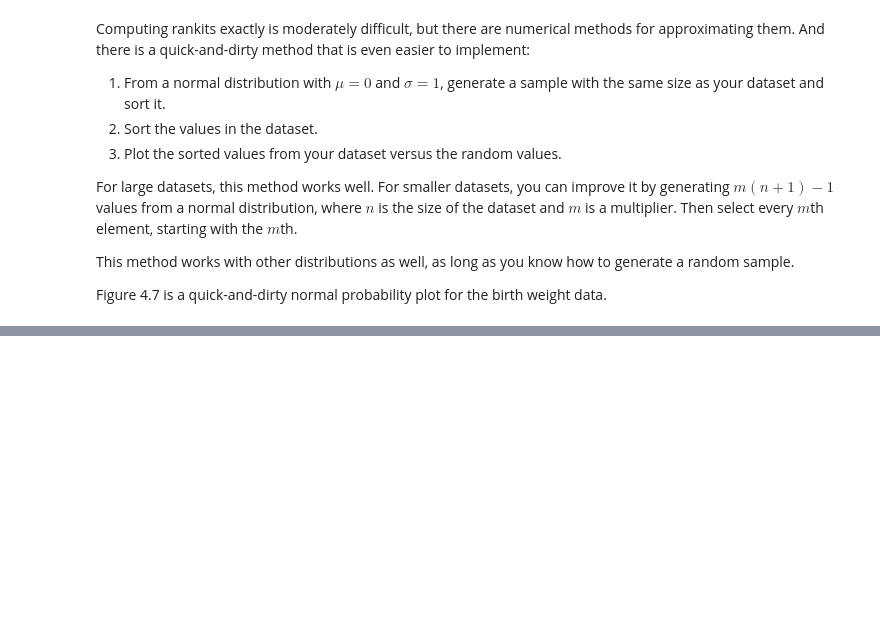
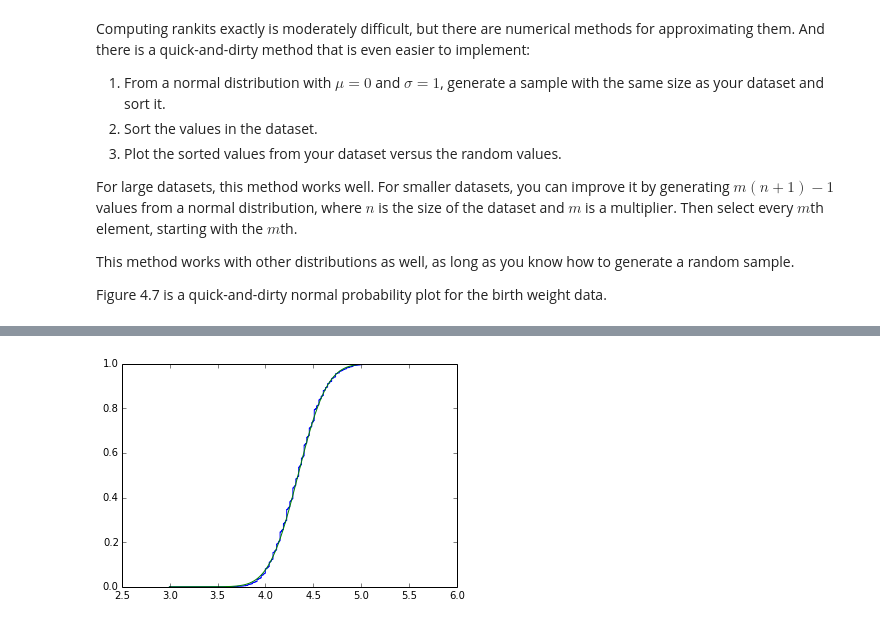
Before and after one commit to 8bit-pixies/Data-Science, a Jupyter notebook: Think-Stats/4 Continuous Distributions.ipynb, the cells around one changed output, grey strips where cells are left out. Saved outputs shown, nothing was run; the diff lists cells and outputs as text; code cells hidden in the pictures; blank space fills up the shorter version.

```diff
--- a/Think-Stats/4 Continuous Distributions.ipynb
+++ b/Think-Stats/4 Continuous Distributions.ipynb
@@ -730,0 +583,28 @@ but not 0, which is good, because log 0 is undefined.
+# %%
+adult_weight = gzip.open('./data/CDBRFS08.ASC.gz')
+aw_fields = [('age', 101, 102, int),
+            ('weight2', 119, 122, int),
+            ('wtyrago', 127, 130, int),
+            ('wtkg2', 1254, 1258, int),
+            ('htm3', 1251, 1253, int),
+            ('sex', 143, 143, int),]
+
+aw_data = pd.DataFrame([makeRecord(line, aw_fields) for line in adult_weight])
+# %%
+# recode and cleanse data
+
+def CleanWeight(weight):
+    if weight in [7777, 9999]:
+        return 'NA'
+    elif weight < 1000:
+        return weight / 2.2
+    elif 9000 < weight < 9999:
+        return weight - 9000
+    else:
+        return weight
+
+aw_data['wtkg2'] = aw_data['wtkg2'].apply(lambda x: np.nan if x in ['NA', 99999] else x/100.0)
+aw_data['weight2'] = aw_data['weight2'].apply(CleanWeight)
+aw_data['wtyrago'] = aw_data['wtyrago'].apply(CleanWeight)
+aw_data['htm3'] = aw_data['htm3'].apply(lambda x: np.nan if x == 999 else x)
+aw_data['age'] = aw_data['age'].apply(lambda x: np.nan if x in [7,9] else x)
@@ -730,0 +619,10 @@ but not 0, which is good, because log 0 is undefined.
+# %%
+weights = np.log(sorted([x for x in aw_data['weight2'] if x != 'NA' and not np.isnan(x)]))
+X = np.linspace(min(weights), max(weights), len(weights))
+Y = norm.cdf(X, np.mean(weights), np.std(weights))
+
+plt.step(weights, np.linspace(0,1, len(weights)), label='post')
+plt.plot(X,Y)
+plt.show()
+# %% [output]
+[figure, added]
```
Also changed, not shown: parts of 32 cells of this notebook, 6 other files.
